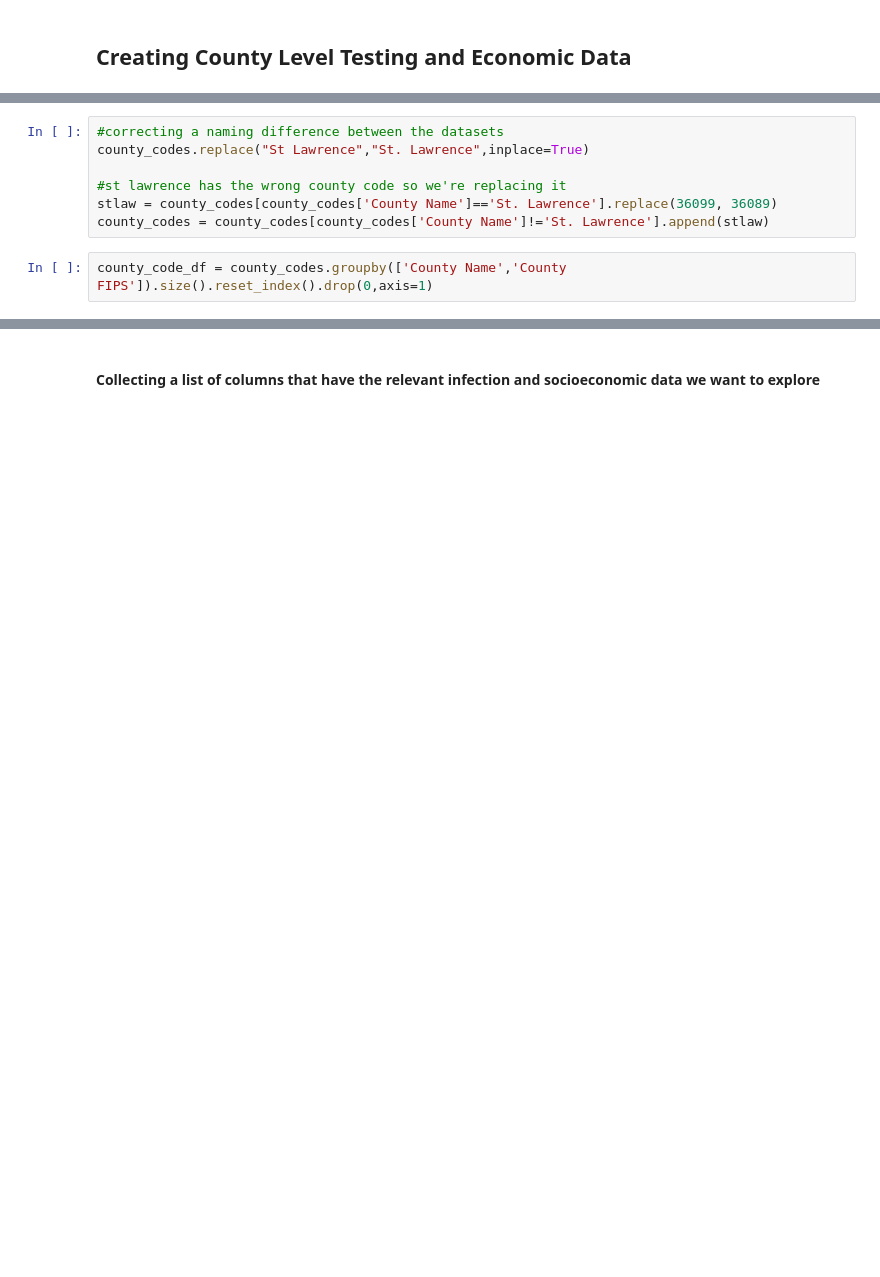
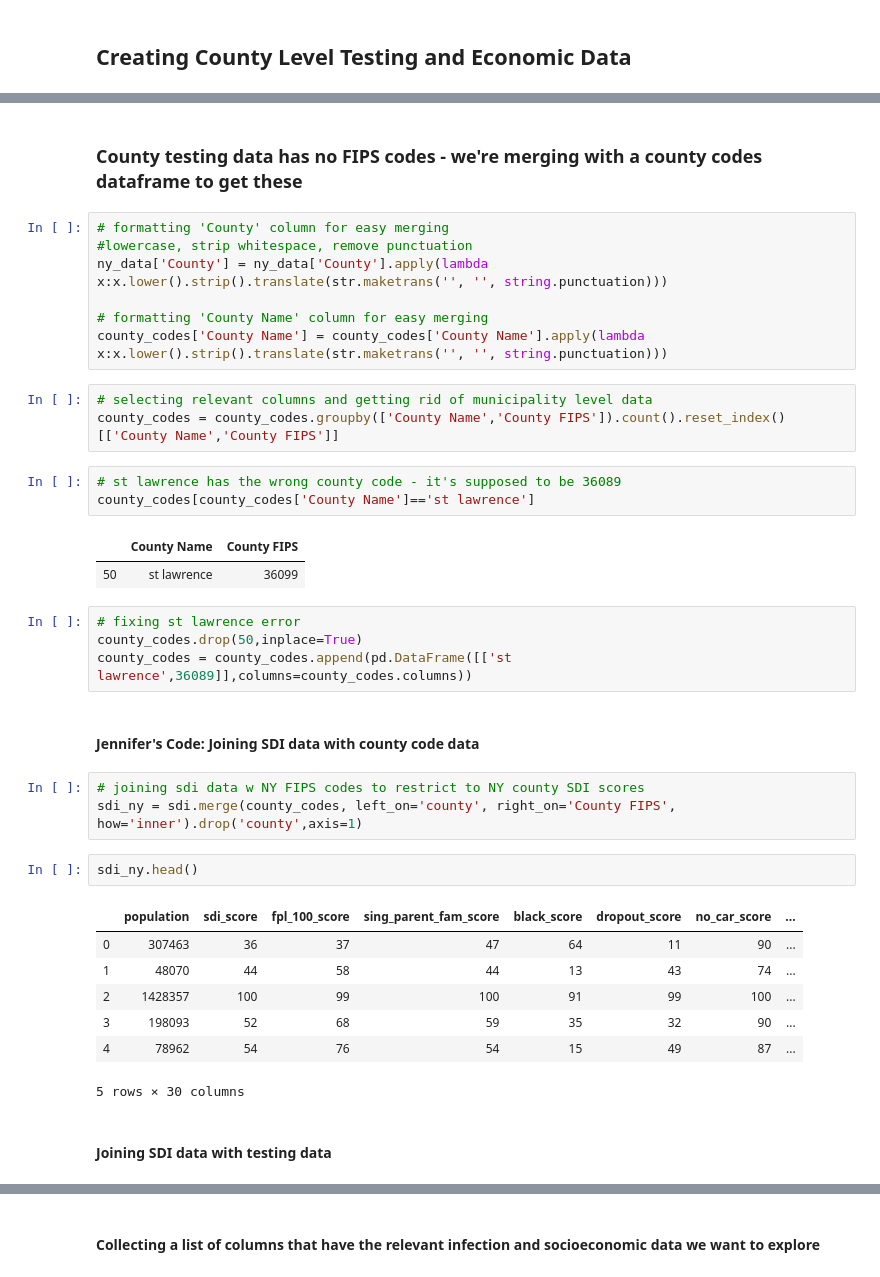
Before and after one commit to smruthiramesh/MIT_COVID-19_Datathon, a Jupyter notebook: data_creation.ipynb, the cells around one changed output, grey strips where cells are left out. Drawn from its saved outputs; the diff is of its cells as text; blank space fills up the shorter version.

```diff
--- a/data_creation.ipynb
+++ b/data_creation.ipynb
@@ -32,10 +41,40 @@ ny_data.head()
-# %%
-#correcting a naming difference between the datasets
-county_codes.replace("St Lawrence","St. Lawrence",inplace=True)
-
-#st lawrence has the wrong county code so we're replacing it
-stlaw = county_codes[county_codes['County Name']=='St. Lawrence'].replace(36099, 36089)
-county_codes = county_codes[county_codes['County Name']!='St. Lawrence'].append(stlaw)
-# %%
-county_code_df = county_codes.groupby(['County Name','County FIPS']).size().reset_index().drop(0,axis=1)
+# %% [markdown]
+### County testing data has no FIPS codes - we're merging with a county codes dataframe to get these
+# %%
+# formatting 'County' column for easy merging
+#lowercase, strip whitespace, remove punctuation
+ny_data['County'] = ny_data['County'].apply(lambda x:x.lower().strip().translate(str.maketrans('', '', string.punctuation)))
+
+# formatting 'County Name' column for easy merging
+county_codes['County Name'] = county_codes['County Name'].apply(lambda x:x.lower().strip().translate(str.maketrans('', '', string.punctuation)))
+# %%
+# selecting relevant columns and getting rid of municipality level data
+county_codes = county_codes.groupby(['County Name','County FIPS']).count().reset_index()[['County Name','County FIPS']]
+# %%
+# st lawrence has the wrong county code - it's supposed to be 36089
+county_codes[county_codes['County Name']=='st lawrence']
+# %% [output]
+|  | County Name | County FIPS |
+| 50 | st lawrence | 36099 |
+# %%
+# fixing st lawrence error
+county_codes.drop(50,inplace=True)
+county_codes = county_codes.append(pd.DataFrame([['st lawrence',36089]],columns=county_codes.columns))
+# %% [markdown]
+#### Jennifer's Code: Joining SDI data with county code data
+# %%
+# joining sdi data w NY FIPS codes to restrict to NY county SDI scores
+sdi_ny = sdi.merge(county_codes, left_on='county', right_on='County FIPS', how='inner').drop('county',axis=1)
+# %%
+sdi_ny.head()
+# %% [output]
+|  | population | sdi_score | fpl_100_score | sing_parent_fam_score | black_score | dropout_score | no_car_score | ... |
+| 0 | 307463 | 36 | 37 | 47 | 64 | 11 | 90 | ... |
+| 1 | 48070 | 44 | 58 | 44 | 13 | 43 | 74 | ... |
+| 2 | 1428357 | 100 | 99 | 100 | 91 | 99 | 100 | ... |
+| 3 | 198093 | 52 | 68 | 59 | 35 | 32 | 90 | ... |
+| 4 | 78962 | 54 | 76 | 54 | 15 | 49 | 87 | ... |
+5 rows × 30 columns
+# %% [markdown]
+#### Joining SDI data with testing data
 # %%
```
Also changed, not shown: parts of 21 cells of this notebook, 1 other file.
